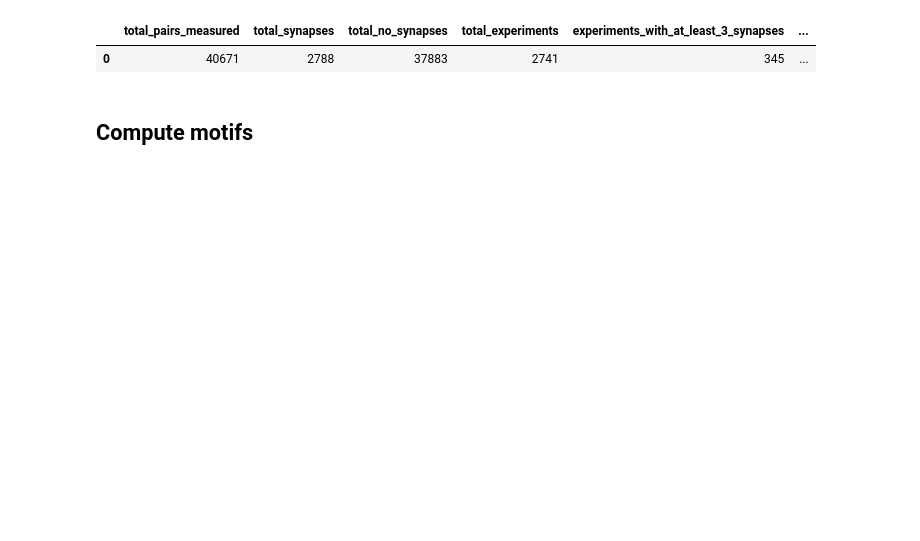
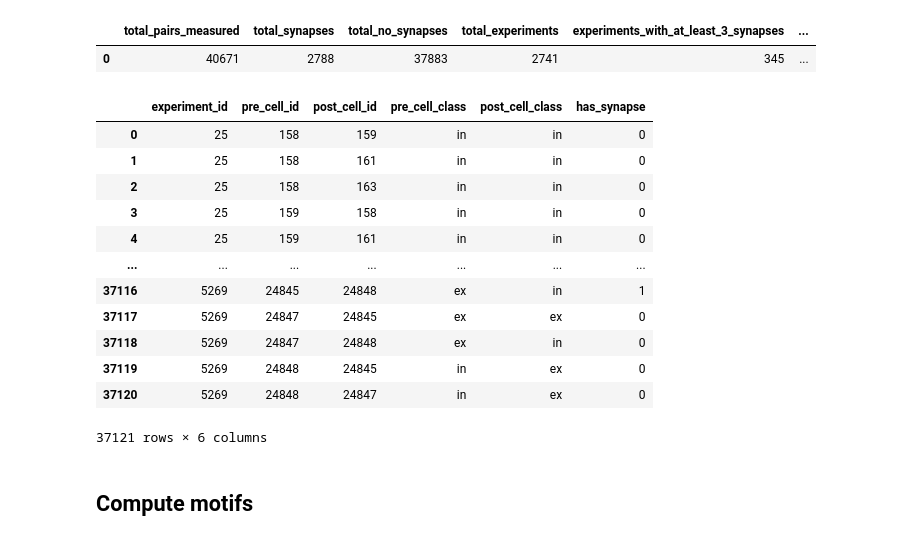
Before and after one commit to acevedomartina/HeterogeneousRNNs, a Jupyter notebook: data_analysis/analysis_neneva.ipynb, the cells around one changed output. Cells and saved outputs as stored; diff of their text form; code cells hidden in the pictures; blank space fills up the shorter version.

Commit message:
Small query tests + tested old motif counters on new query

```diff
--- a/data_analysis/analysis_neneva.ipynb
+++ b/data_analysis/analysis_neneva.ipynb
@@ -1938,6 +1963,58 @@ df_global_stats
 # %% [output]
 |  | total_pairs_measured | total_synapses | total_no_synapses | total_experiments | experiments_with_at_least_3_synapses | ... |
 | 0 | 40671 | 2788 | 37883 | 2741 | 345 | ... |
+# %%
+# SQL query to retrieve the desired info
+
+query = """
+            SELECT
+                --e.id AS experiment_id,
+                p.experiment_id,
+                p.pre_cell_id,
+                p.post_cell_id,
+                pre.cell_class AS pre_cell_class,
+                post.cell_class AS post_cell_class,
+                p.has_synapse
+
+            FROM pair p
+
+            INNER JOIN cell pre ON p.pre_cell_id = pre.id
+            INNER JOIN cell post ON p.post_cell_id = post.id
+            INNER JOIN experiment e ON e.id = p.experiment_id
+            INNER JOIN slice s ON e.slice_id = s.id
+
+            WHERE
+
+                -- Brain specs
+                s.species = 'mouse'
+                AND e.target_region = 'VisP'
+
+                -- Requirements on data
+                AND p.has_synapse IS NOT NULL
+                AND pre.cell_class IS NOT NULL
+                AND post.cell_class IS NOT NULL
+
+                -- We allow mixed cell class in postsynaptic cells, but not in presynaptic cell class
+                AND pre.cell_class != 'mixed';
+        """
+
+df_valid_experiments = pd.read_sql_query(query, con)
+
+df_valid_experiments
+# %% [output]
+|  | experiment_id | pre_cell_id | post_cell_id | pre_cell_class | post_cell_class | has_synapse |
+| 0 | 25 | 158 | 159 | in | in | 0 |
+| 1 | 25 | 158 | 161 | in | in | 0 |
+| 2 | 25 | 158 | 163 | in | in | 0 |
+| 3 | 25 | 159 | 158 | in | in | 0 |
+| 4 | 25 | 159 | 161 | in | in | 0 |
+| ... | ... | ... | ... | ... | ... | ... |
+| 37116 | 5269 | 24845 | 24848 | ex | in | 1 |
+| 37117 | 5269 | 24847 | 24845 | ex | ex | 0 |
+| 37118 | 5269 | 24847 | 24848 | ex | in | 0 |
+| 37119 | 5269 | 24848 | 24845 | in | ex | 0 |
+| 37120 | 5269 | 24848 | 24847 | in | ex | 0 |
+37121 rows × 6 columns
 # %% [markdown]
 ## Compute motifs
 # %%
```
Also changed, not shown: parts of 6 cells of this notebook.
